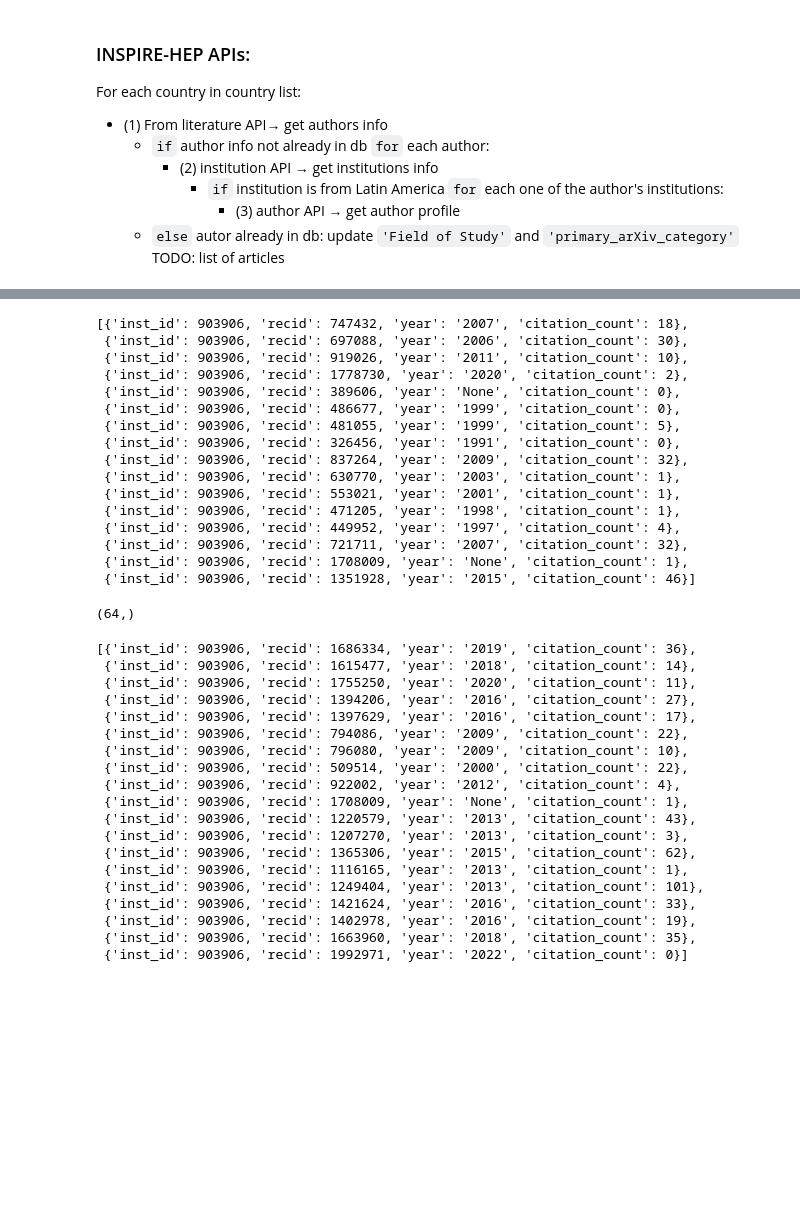
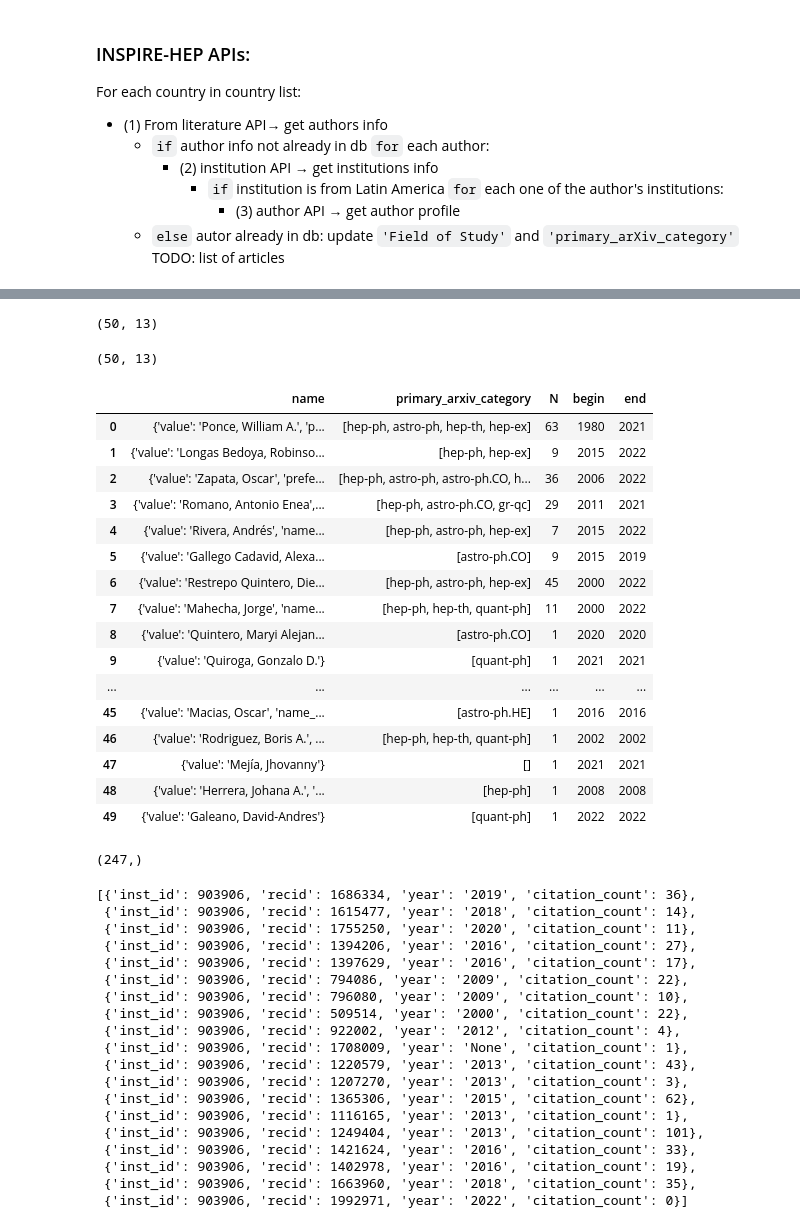
Before and after one commit to restrepo/inspire, a Jupyter notebook: LA_HEP-countries.ipynb, the cells around one changed output, grey strips where cells are left out. Cells and saved outputs as stored; diff of their text form; code cells hidden in the pictures; blank space fills up the shorter version.

Commit message:
beta version→check country

```diff
--- a/LA_HEP-countries.ipynb
+++ b/LA_HEP-countries.ipynb
@@ -376,27 +381,43 @@ KeyboardInterrupt:
 # %%
 df=pd.DataFrame(db)
-df[df['papers'].apply(len)>1].loc[0].papers
+df=df[df['LA_institution_id']=='903906'].reset_index(drop=True)
-# %% [output]
-[{'inst_id': 903906, 'recid': 747432, 'year': '2007', 'citation_count': 18},
- {'inst_id': 903906, 'recid': 697088, 'year': '2006', 'citation_count': 30},
- {'inst_id': 903906, 'recid': 919026, 'year': '2011', 'citation_count': 10},
- {'inst_id': 903906, 'recid': 1778730, 'year': '2020', 'citation_count': 2},
- {'inst_id': 903906, 'recid': 389606, 'year': 'None', 'citation_count': 0},
- {'inst_id': 903906, 'recid': 486677, 'year': '1999', 'citation_count': 0},
- {'inst_id': 903906, 'recid': 481055, 'year': '1999', 'citation_count': 5},
- {'inst_id': 903906, 'recid': 326456, 'year': '1991', 'citation_count': 0},
- {'inst_id': 903906, 'recid': 837264, 'year': '2009', 'citation_count': 32},
- {'inst_id': 903906, 'recid': 630770, 'year': '2003', 'citation_count': 1},
- {'inst_id': 903906, 'recid': 553021, 'year': '2001', 'citation_count': 1},
- {'inst_id': 903906, 'recid': 471205, 'year': '1998', 'citation_count': 1},
- {'inst_id': 903906, 'recid': 449952, 'year': '1997', 'citation_count': 4},
- {'inst_id': 903906, 'recid': 721711, 'year': '2007', 'citation_count': 32},
- {'inst_id': 903906, 'recid': 1708009, 'year': 'None', 'citation_count': 1},
- {'inst_id': 903906, 'recid': 1351928, 'year': '2015', 'citation_count': 46}]
+# %%
+df['N']=df['papers'].apply(len)
+# %%
+df.shape
+# %% [output]
+(50, 13)
+# %%
+df.sort_values('N',ascending=False).drop_duplicates(subset='author_id').shape
+# %% [output]
+(50, 13)
+# %%
+df['begin']=df['papers'].apply(lambda l: [int(d.get('year')) for d in l if d.get('year')!='None' and d.get('year')!='0000']  ).apply(lambda l: min(l) if l else 0)
+df['end']=df['papers'].apply(lambda l: [int(d.get('year')) for d in l if d.get('year')!='None' and d.get('year')!='0000']  ).apply(lambda l: max(l) if l else 0)
+# %%
+df[['name','primary_arxiv_category','N','begin','end']]
+# %% [output]
+|  | name | primary_arxiv_category | N | begin | end |
+| 0 | {'value': 'Ponce, William A.', 'p... | [hep-ph, astro-ph, hep-th, hep-ex] | 63 | 1980 | 2021 |
+| 1 | {'value': 'Longas Bedoya, Robinso... | [hep-ph, hep-ex] | 9 | 2015 | 2022 |
+| 2 | {'value': 'Zapata, Oscar', 'prefe... | [hep-ph, astro-ph, astro-ph.CO, h... | 36 | 2006 | 2022 |
+| 3 | {'value': 'Romano, Antonio Enea',... | [hep-ph, astro-ph.CO, gr-qc] | 29 | 2011 | 2021 |
+| 4 | {'value': 'Rivera, Andrés', 'name... | [hep-ph, astro-ph, hep-ex] | 7 | 2015 | 2022 |
+| 5 | {'value': 'Gallego Cadavid, Alexa... | [astro-ph.CO] | 9 | 2015 | 2019 |
+| 6 | {'value': 'Restrepo Quintero, Die... | [hep-ph, astro-ph, hep-ex] | 45 | 2000 | 2022 |
+| 7 | {'value': 'Mahecha, Jorge', 'name... | [hep-ph, hep-th, quant-ph] | 11 | 2000 | 2022 |
+| 8 | {'value': 'Quintero, Maryi Alejan... | [astro-ph.CO] | 1 | 2020 | 2020 |
+| 9 | {'value': 'Quiroga, Gonzalo D.'} | [quant-ph] | 1 | 2021 | 2021 |
+| ... | ... | ... | ... | ... | ... |
+| 45 | {'value': 'Macias, Oscar', 'name_... | [astro-ph.HE] | 1 | 2016 | 2016 |
+| 46 | {'value': 'Rodriguez, Boris A.', ... | [hep-ph, hep-th, quant-ph] | 1 | 2002 | 2002 |
+| 47 | {'value': 'Mejía, Jhovanny'} | [] | 1 | 2021 | 2021 |
+| 48 | {'value': 'Herrera, Johana A.', '... | [hep-ph] | 1 | 2008 | 2008 |
+| 49 | {'value': 'Galeano, David-Andres'} | [quant-ph] | 1 | 2022 | 2022 |
 # %%
-df['author_id'].unique().shape
+df['papers'].apply(lambda l: [d.get('recid') for d in l]).apply(pd.Series).stack().unique().shape
 # %% [output]
-(64,)
+(247,)
 # %%
 df[df.name.str['value'].str.contains('Restrepo')].papers.iloc[0]
 # %% [output]
```
Also changed, not shown: parts of 3 cells of this notebook.
